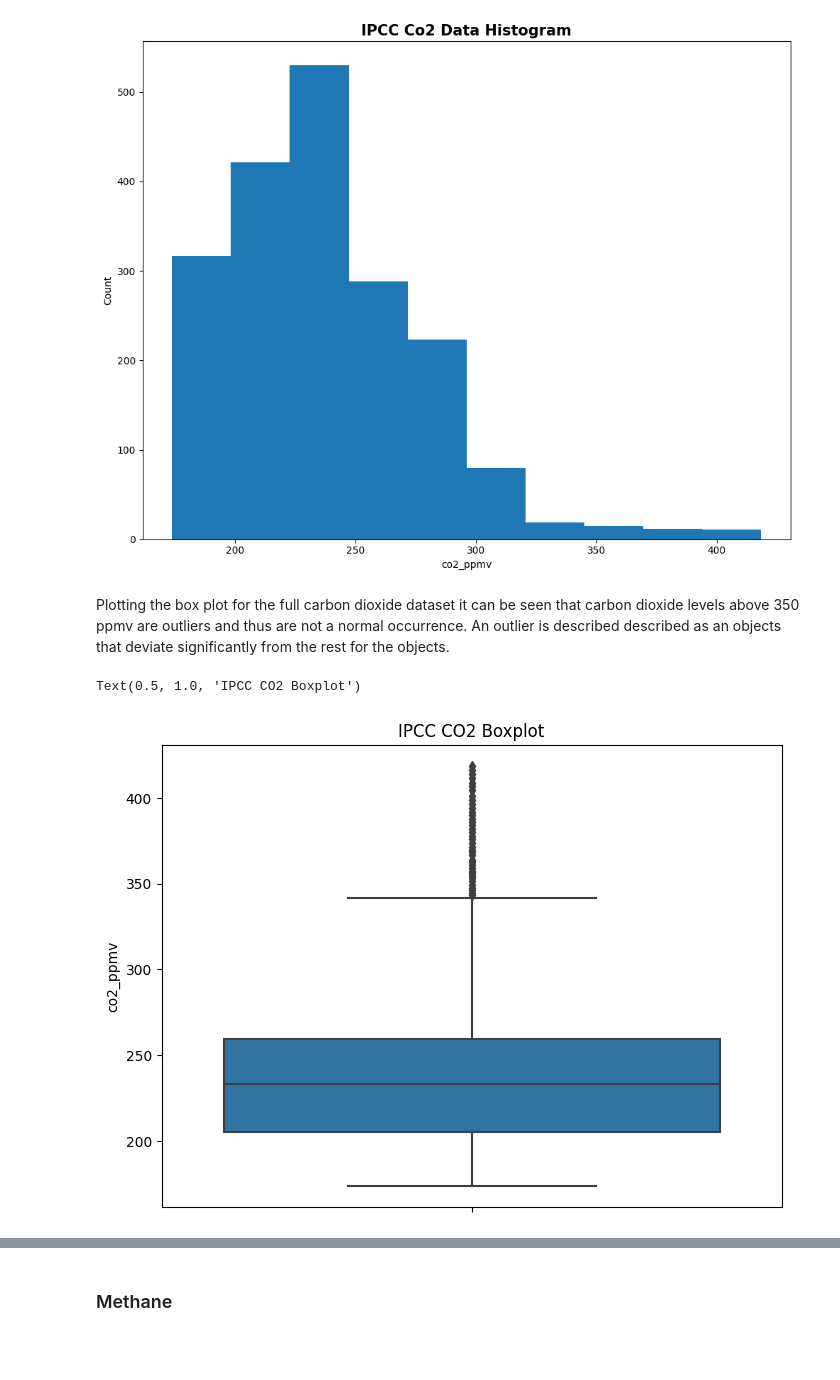
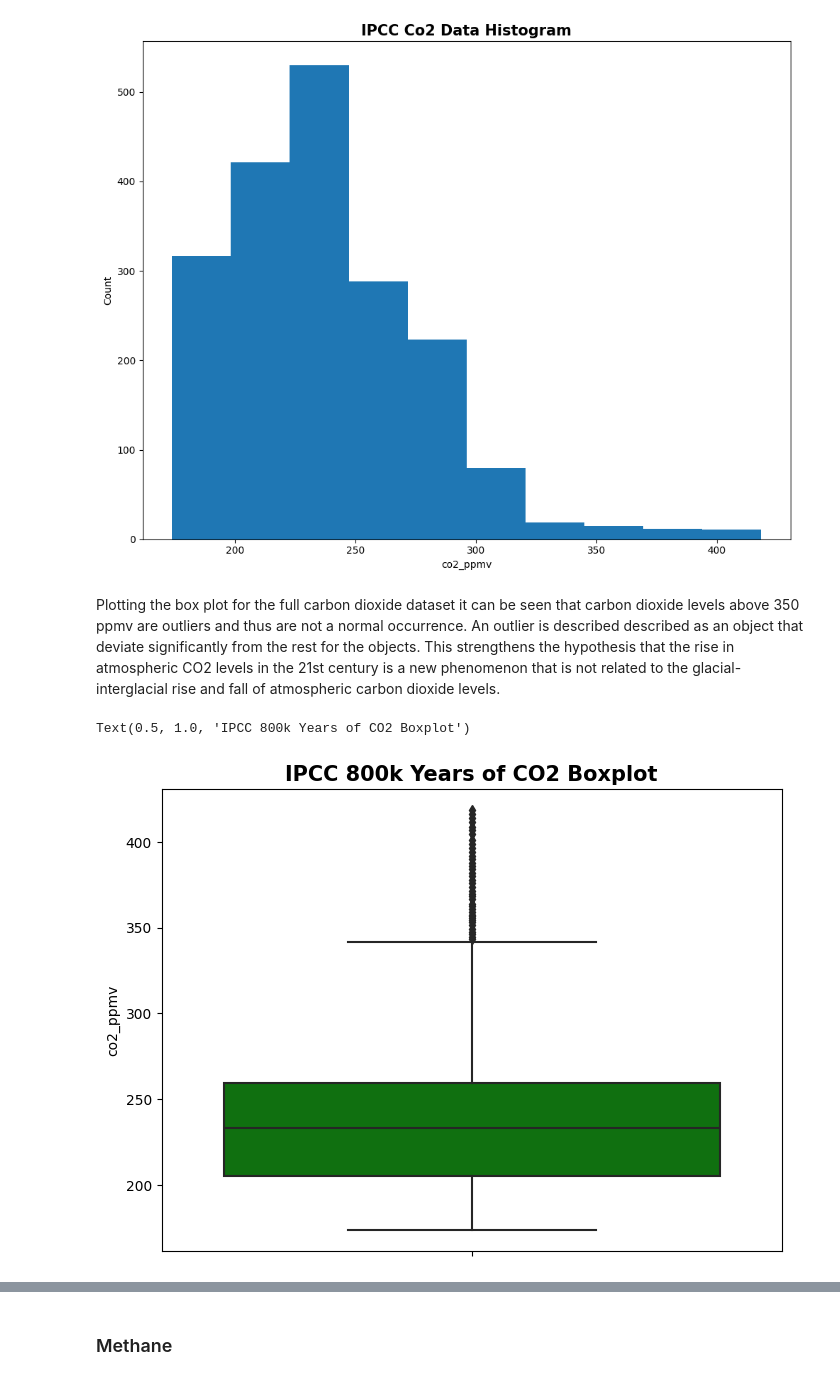
Before and after one commit to humphs078/Owner-avatar-programming_for_data_analysis_assignment_2, a Jupyter notebook: submission.ipynb, the cells around one changed output, grey strips where cells are left out. Drawn from its saved outputs; the diff is of its cells as text; code cells hidden in the pictures; blank space fills up the shorter version.

Commit message:
Add more plots and commentary to analysis section in notebook.

```diff
--- a/submission.ipynb
+++ b/submission.ipynb
@@ -956,13 +956,13 @@ plt.show()
 # %% [output]
 [figure]
 # %% [markdown]
-Plotting the box plot for the full carbon dioxide dataset it can be seen that carbon dioxide levels above 350 ppmv are outliers and thus are not a normal occurrence. An outlier is described described as an objects that deviate significantly from the rest for the objects.
+Plotting the box plot for the full carbon dioxide dataset it can be seen that carbon dioxide levels above 350 ppmv are outliers and thus are not a normal occurrence. An outlier is described described as an object that deviate significantly from the rest for the objects. This strengthens the hypothesis that the rise in atmospheric CO2 levels in the 21st century is a new phenomenon that is not related to the glacial-interglacial rise and fall of atmospheric carbon dioxide levels.
 # %%
 plt.figure(figsize=(8, 6))
-sns.boxplot(y = 'co2_ppmv', data = full_co2_data).set_title('IPCC CO2 Boxplot')
+sns.boxplot(y = 'co2_ppmv', data = full_co2_data, color = 'green').set_title('IPCC 800k Years of CO2 Boxplot', weight = 'bold', size = 15)
 # %% [output]
-Text(0.5, 1.0, 'IPCC CO2 Boxplot')
+Text(0.5, 1.0, 'IPCC 800k Years of CO2 Boxplot')
-[figure, old version]
+[figure, new version]
 # %% [markdown]
 ### Temperature <a id="temperature"></a>
 
```
Also changed, not shown: parts of 8 cells of this notebook, 2 other files.
